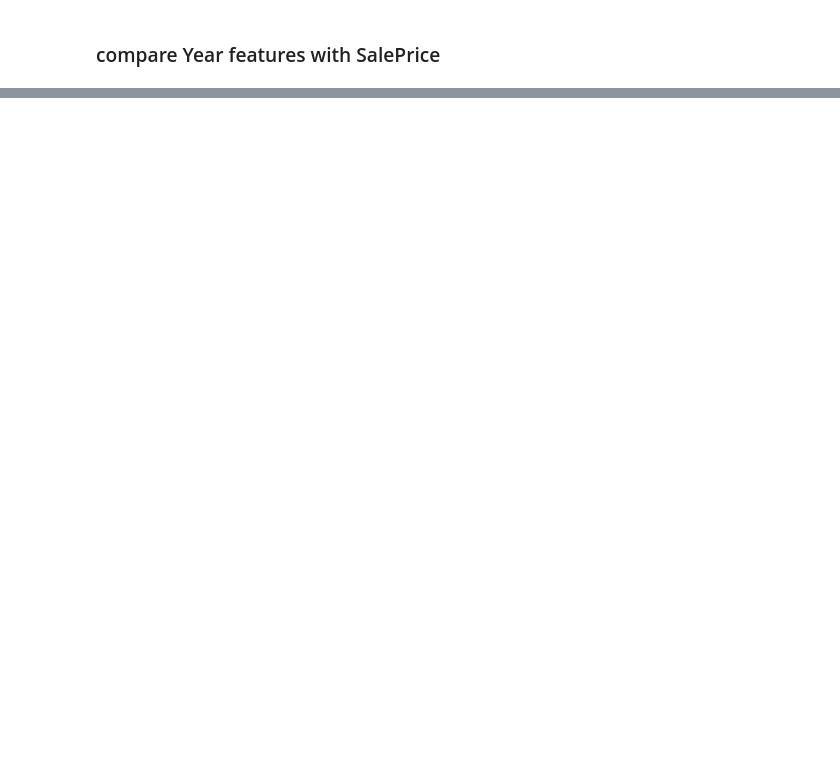
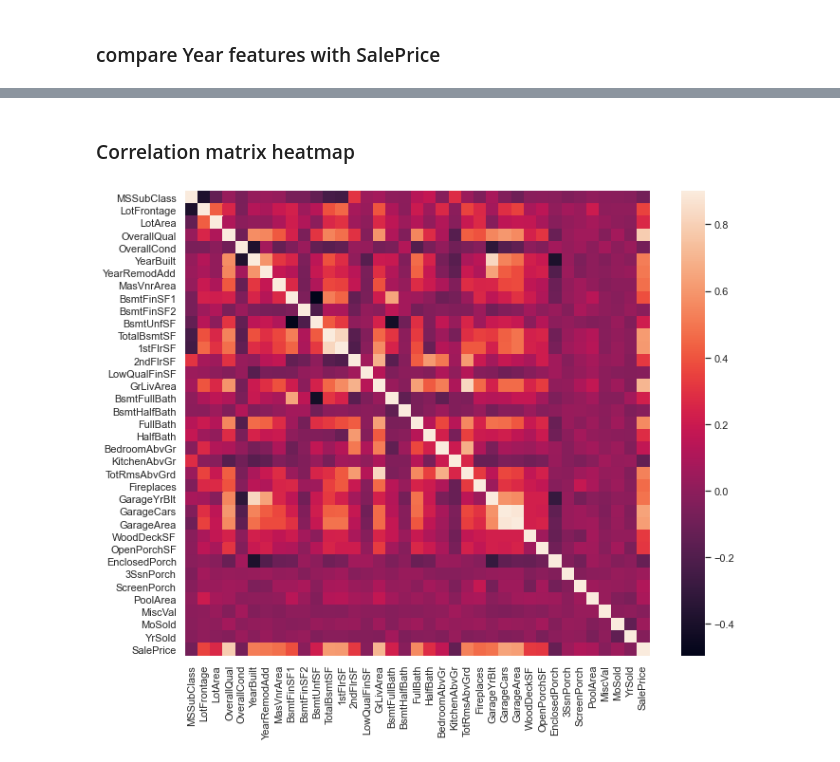
Before and after one commit to Gary-N/datascienceproject1, a Jupyter notebook: main.ipynb, the cells around one changed output, grey strips where cells are left out. Saved outputs shown, nothing was run; the diff lists cells and outputs as text; code cells hidden in the pictures; blank space fills up the shorter version.

Commit message:
correlations

```diff
--- a/main.ipynb
+++ b/main.ipynb
@@ -111,0 +163,9 @@ for x in datetime_features:
+# %% [markdown]
+### Correlation matrix heatmap
+# %%
+#correlation matrix
+correlationmatrix=train_df.corr()
+f,ax=plt.subplots(figsize=(12,9))
+sns.heatmap(correlationmatrix, vmax=0.9, square=True);
+# %% [output]
+[figure, added]
```
Also changed, not shown: parts of 11 cells of this notebook.
